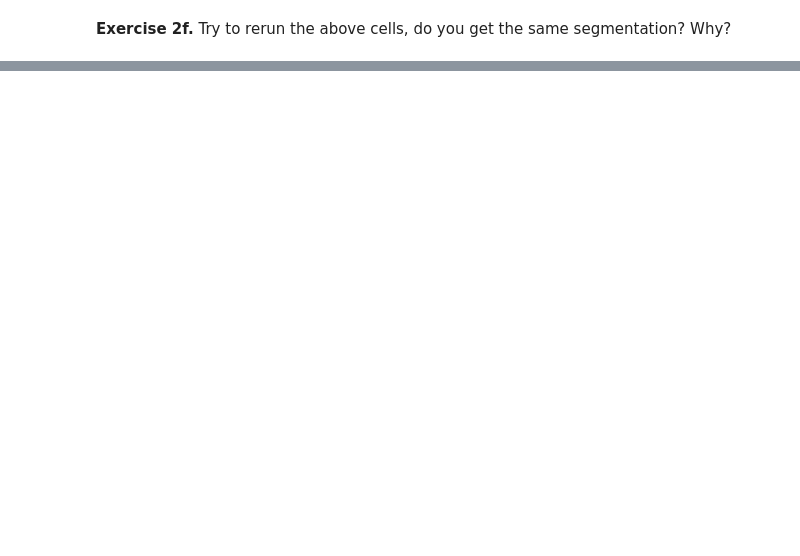
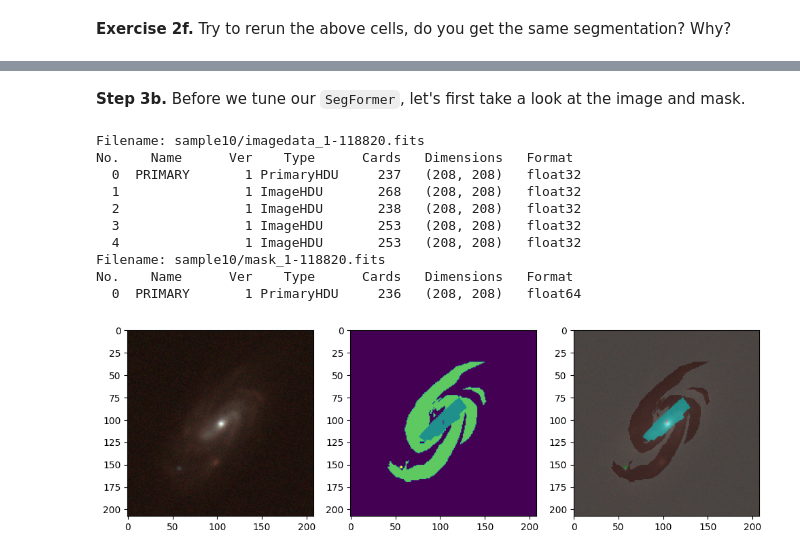
Before and after one commit to rndsrc/dl, a Jupyter notebook: segformer.ipynb, the cells around one changed output, grey strips where cells are left out. Cells and saved outputs as stored; diff of their text form; code cells hidden in the pictures; blank space fills up the shorter version.

```diff
--- a/segformer.ipynb
+++ b/segformer.ipynb
@@ -108,23 +127,39 @@ segshow(img, segmap)
 # %%
 from torch.utils.data import Dataset
 from astropy.io import fits
+# %% [markdown]
+**Step 3b.** Before we tune our `SegFormer`, let's first take a look at the image and mask.
 # %%
 def normalize(a):
     a -= np.min(a)
     a *= 255 / np.max(a)
     return a.astype(np.uint8)
 
 with fits.open("sample10/imagedata_1-118820.fits") as hdul:
+    hdul.info()
     img = np.moveaxis(np.array([
         normalize(hdul[0].data),
         normalize(hdul[1].data),
         normalize(hdul[2].data),
     ]), 0, -1)
 
 with fits.open("sample10/mask_1-118820.fits") as hdul:
+    hdul.info()
     mask = np.array(hdul[0].data).astype(np.uint8)
 
 fig, axes = plt.subplots(1,3, figsize=(12,4))
 axes[0].imshow(img)
 axes[1].imshow(mask)
 segshow(img, mask, ax=axes[2])
+# %% [output]
+Filename: sample10/imagedata_1-118820.fits
+No.    Name      Ver    Type      Cards   Dimensions   Format
+  0  PRIMARY       1 PrimaryHDU     237   (208, 208)   float32
+  1                1 ImageHDU       268   (208, 208)   float32
+  2                1 ImageHDU       238   (208, 208)   float32
+  3                1 ImageHDU       253   (208, 208)   float32
+  4                1 ImageHDU       253   (208, 208)   float32
+Filename: sample10/mask_1-118820.fits
+No.    Name      Ver    Type      Cards   Dimensions   Format
+  0  PRIMARY       1 PrimaryHDU     236   (208, 208)   float64
+[figure, added]
```
Also changed, not shown: parts of 4 cells of this notebook.
